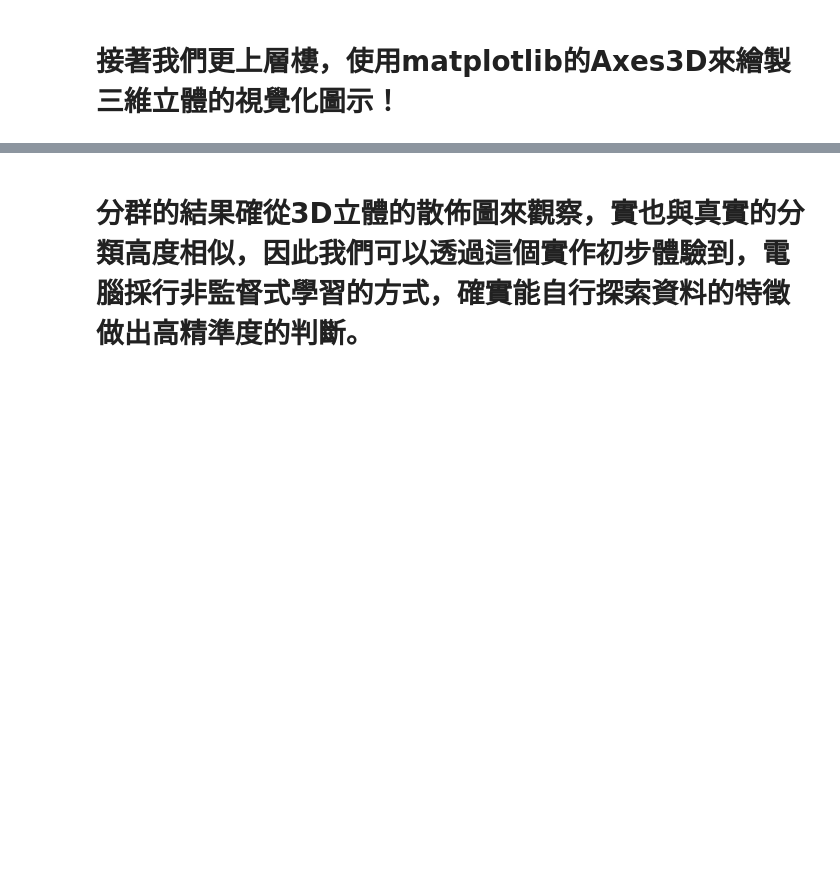
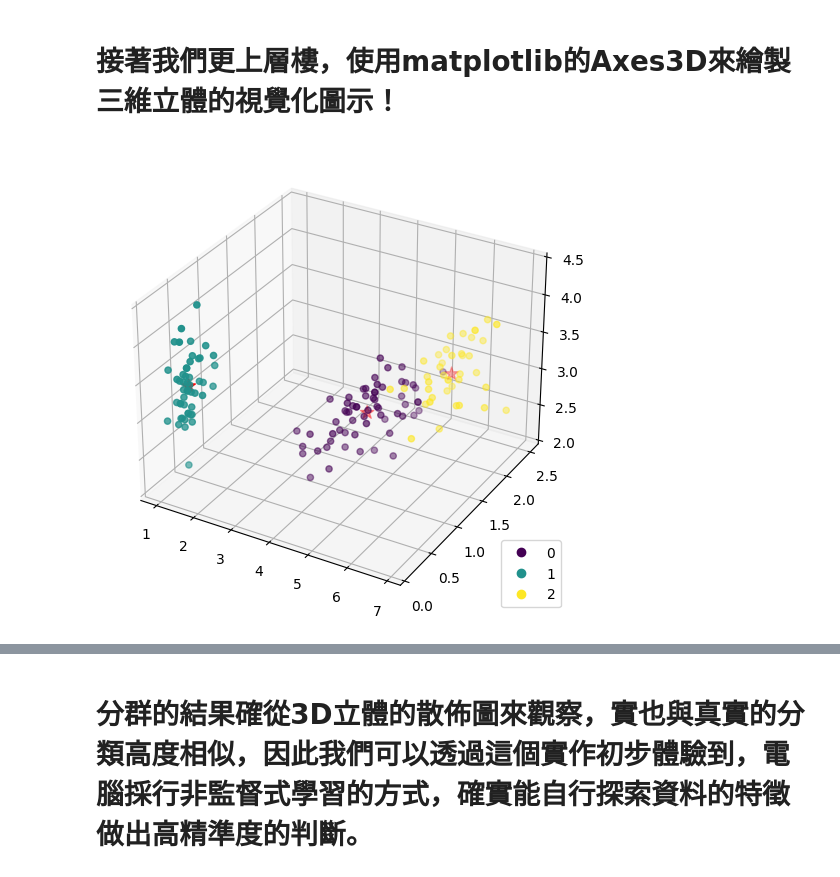
Before and after one commit to hardliver/KCIS, a Jupyter notebook: 非監督式學習/Iris_by_K_meansv2.ipynb, the cells around one changed output, grey strips where cells are left out. Saved outputs shown, nothing was run; the diff lists cells and outputs as text; code cells hidden in the pictures; blank space fills up the shorter version.

```diff
--- a/非監督式學習/Iris_by_K_meansv2.ipynb
+++ b/非監督式學習/Iris_by_K_meansv2.ipynb
@@ -158,24 +205,29 @@ plt.show()
 # %%
 #接著我們更上層樓，使用matplotlib的Axes3D來繪製三維立體的視覺化圖示！
 #接下來三行是繪圖環境的設置
 # elev 是從不同的高度視角看過去
 # azim 是從不同的水平視角看過去
 
 fig = plt.figure(figsize=(8, 6))
-ax = Axes3D(fig, rect=[0,0,.95,1], elev=40, azim=130)
+# ax = Axes3D(fig, rect=[0,0,.95,1], elev=40, azim=130)
 #嘗試不同視角
 #ax = Axes3D(fig, rect=[0,0,.95,1], elev=70, azim=100)
+
+ax = fig.add_subplot(111, projection='3d')
+
 ax.set_zlim(2, 4.5)
 
 #以下是繪圖資訊, 這次的繪圖有兩個部分
 #1.)先將鳶尾花的資料匯出: iris.data[:,2], iris.data[:,3], iris.data[:,1], 這邊有三個特徵被我們拿出來做三個維度的座標
 #2.) c 參數是顏色變數, 我們說我們剛剛畫上空間的每一顆資料的顏色會根據 label 而決定,
 #  而label是根據 estimator也就是KMeans 訓練過的模型結果
 
 ax.scatter(iris.data[:,2], iris.data[:,3], iris.data[:,1], c=estimator.labels_)
 ax.scatter(estimator.cluster_centers_[:,2], estimator.cluster_centers_[:,3], estimator.cluster_centers_[:,1], marker='*', c='red', s=100)
 
 plt.legend(*scatter.legend_elements(), loc='lower right')
 plt.show()
+# %% [output]
+[figure, added]
 # %%
 fig = plt.figure(figsize=(8,6))
```
Also changed, not shown: parts of 12 cells of this notebook.
